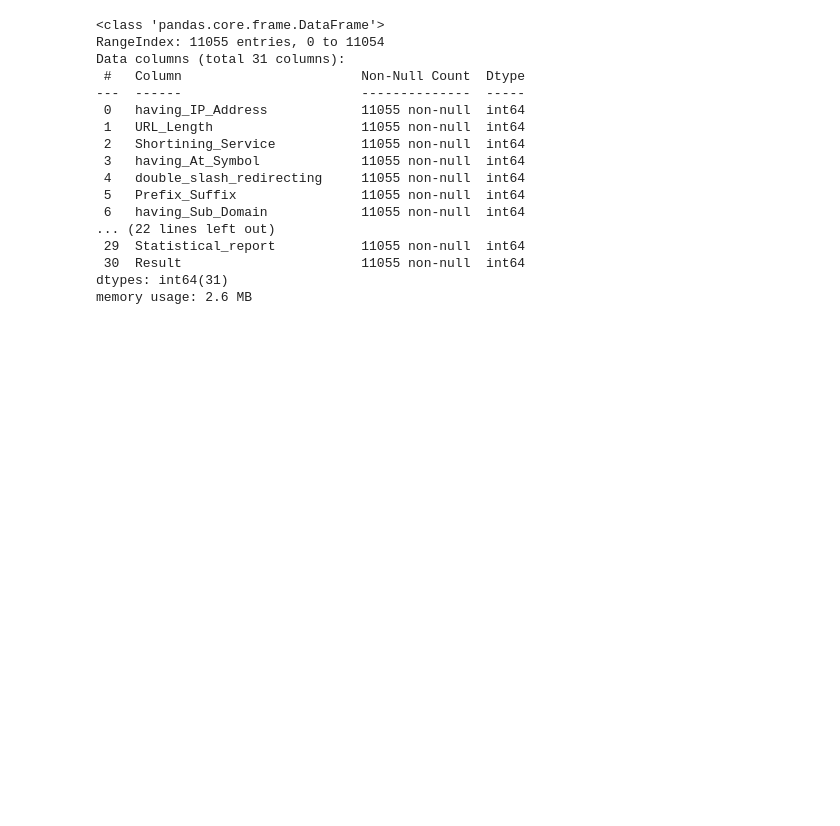
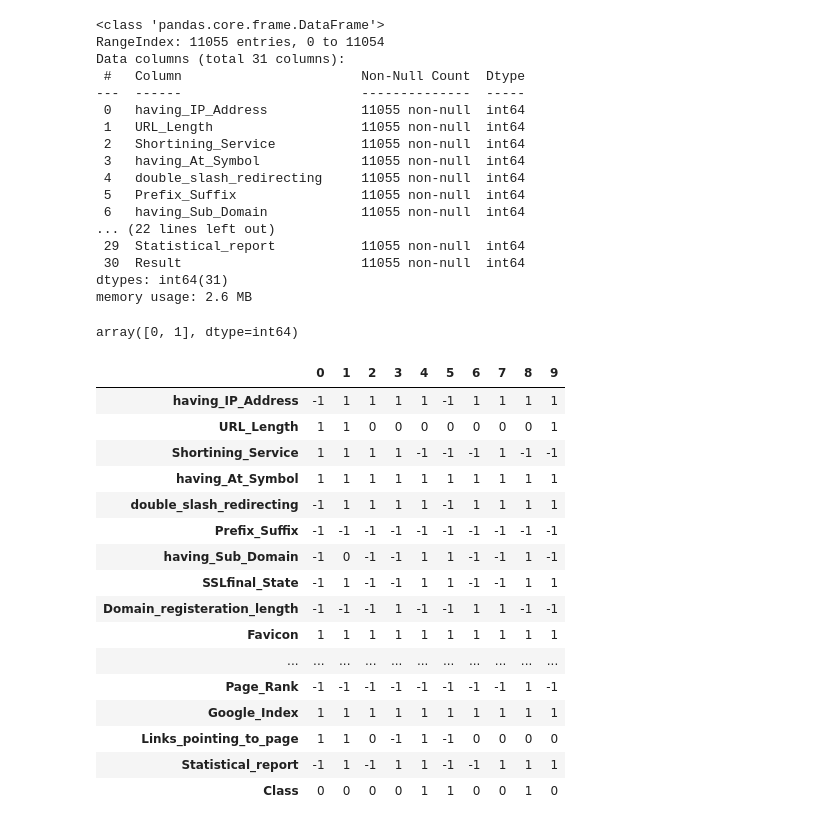
Before and after one commit to vikrant-github/Phishing-Websites-Detection, a Jupyter notebook: Detecting_Phishing_Websites.ipynb, the cells around one changed output. Drawn from its saved outputs; the diff is of its cells as text; code cells hidden in the pictures; blank space fills up the shorter version.

```diff
--- a/Detecting_Phishing_Websites.ipynb
+++ b/Detecting_Phishing_Websites.ipynb
@@ -153,3 +154,29 @@ Data columns (total 31 columns):
  30  Result                       11055 non-null  int64
 dtypes: int64(31)
 memory usage: 2.6 MB
+# %%
+phishing_data['Result'].where(~(phishing_data.Result == -1), other=0, inplace=True)
+phishing_data.rename(columns={'Result': 'Class'}, inplace=True)
+phishing_data['Class'].unique()
+# %% [output]
+array([0, 1], dtype=int64)
+# %%
+phishing_data.head(10).T
+# %% [output]
+|  | 0 | 1 | 2 | 3 | 4 | 5 | 6 | 7 | 8 | 9 |
+| having_IP_Address | -1 | 1 | 1 | 1 | 1 | -1 | 1 | 1 | 1 | 1 |
+| URL_Length | 1 | 1 | 0 | 0 | 0 | 0 | 0 | 0 | 0 | 1 |
+| Shortining_Service | 1 | 1 | 1 | 1 | -1 | -1 | -1 | 1 | -1 | -1 |
+| having_At_Symbol | 1 | 1 | 1 | 1 | 1 | 1 | 1 | 1 | 1 | 1 |
+| double_slash_redirecting | -1 | 1 | 1 | 1 | 1 | -1 | 1 | 1 | 1 | 1 |
+| Prefix_Suffix | -1 | -1 | -1 | -1 | -1 | -1 | -1 | -1 | -1 | -1 |
+| having_Sub_Domain | -1 | 0 | -1 | -1 | 1 | 1 | -1 | -1 | 1 | -1 |
+| SSLfinal_State | -1 | 1 | -1 | -1 | 1 | 1 | -1 | -1 | 1 | 1 |
+| Domain_registeration_length | -1 | -1 | -1 | 1 | -1 | -1 | 1 | 1 | -1 | -1 |
+| Favicon | 1 | 1 | 1 | 1 | 1 | 1 | 1 | 1 | 1 | 1 |
+| ... | ... | ... | ... | ... | ... | ... | ... | ... | ... | ... |
+| Page_Rank | -1 | -1 | -1 | -1 | -1 | -1 | -1 | -1 | 1 | -1 |
+| Google_Index | 1 | 1 | 1 | 1 | 1 | 1 | 1 | 1 | 1 | 1 |
+| Links_pointing_to_page | 1 | 1 | 0 | -1 | 1 | -1 | 0 | 0 | 0 | 0 |
+| Statistical_report | -1 | 1 | -1 | 1 | 1 | -1 | -1 | 1 | 1 | 1 |
+| Class | 0 | 0 | 0 | 0 | 1 | 1 | 0 | 0 | 1 | 0 |
```
Also changed, not shown: parts of 7 cells of this notebook, 4 other files.
